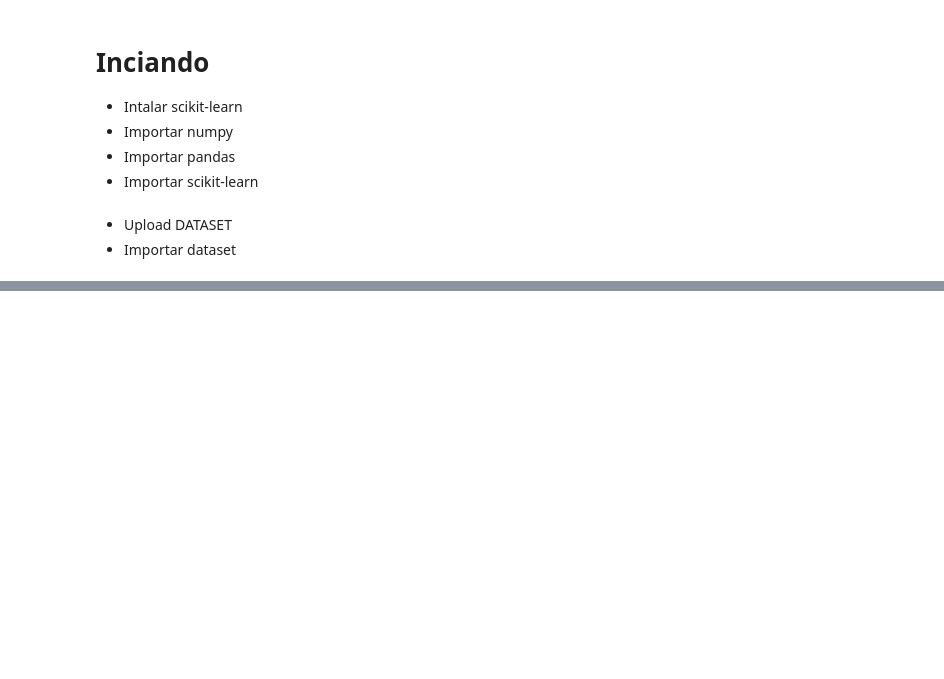
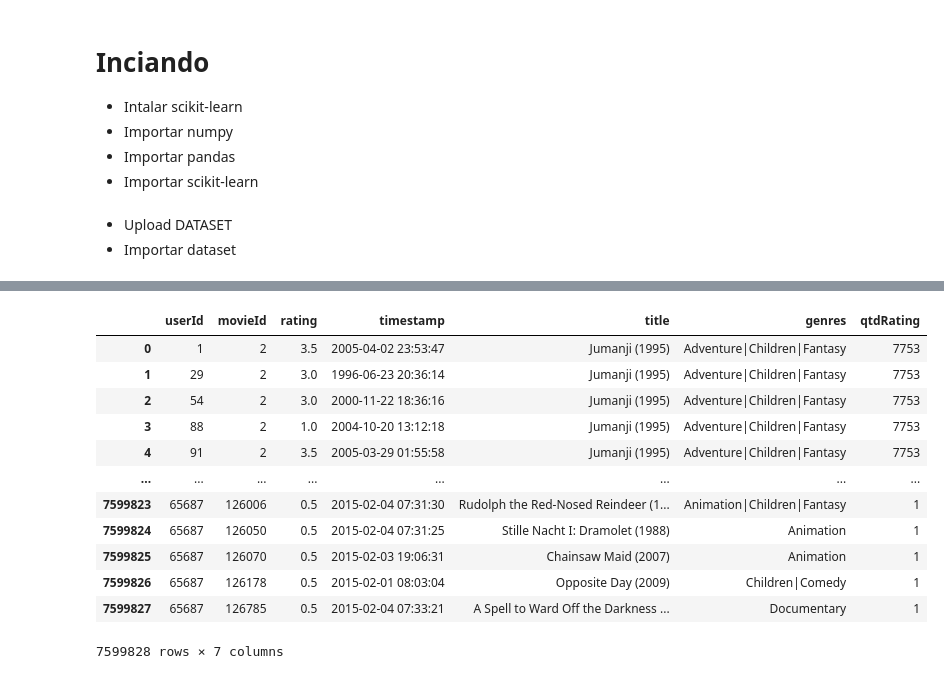
Before and after one commit to pbarros1979/SR_BARNLP, a Jupyter notebook: SR_BARNLP.ipynb, the cells around one changed output, grey strips where cells are left out. Drawn from its saved outputs; the diff is of its cells as text; code cells hidden in the pictures; blank space fills up the shorter version.

```diff
--- a/SR_BARNLP.ipynb
+++ b/SR_BARNLP.ipynb
@@ -93,0 +160,9 @@ from sklearn.neighbors import NearestNeighbors
+# %%
+# Recupera a quantidade de avaliações por filme agrupado pelo titulo e guarda a quantidade em rating
+
+quantidade_rating = ratings_filmes.groupby('title')['rating'].count()
+# %%
+# redefinir o índice após groupby(), usando a função reset_index()
+# https://www.geeksforgeeks.org/how-to-reset-index-after-groupby-pandas/
+
+quantidade_rating = quantidade_rating.reset_index(name = 'rating')
@@ -93,0 +185,4 @@ from sklearn.neighbors import NearestNeighbors
+# %%
+# Renomear coluna Rating para não confundir quantidade com avaliação
+# https://pandas.pydata.org/docs/reference/api/pandas.DataFrame.rename.html
+quantidade_rating.rename(columns = {'rating':'qtdRating'}, inplace=True)
@@ -93,0 +205,20 @@ from sklearn.neighbors import NearestNeighbors
+# %%
+# Fazer o merge do dataset ratings_filmes com o datasetr de quantidade_rating
+
+ratings_filmes_qtdRating = ratings_filmes.merge(quantidade_rating , on='title')
+# %%
+ratings_filmes_qtdRating
+# %% [output]
+|  | userId | movieId | rating | timestamp | title | genres | qtdRating |
+| 0 | 1 | 2 | 3.5 | 2005-04-02 23:53:47 | Jumanji (1995) | Adventure|Children|Fantasy | 7753 |
+| 1 | 29 | 2 | 3.0 | 1996-06-23 20:36:14 | Jumanji (1995) | Adventure|Children|Fantasy | 7753 |
+| 2 | 54 | 2 | 3.0 | 2000-11-22 18:36:16 | Jumanji (1995) | Adventure|Children|Fantasy | 7753 |
+| 3 | 88 | 2 | 1.0 | 2004-10-20 13:12:18 | Jumanji (1995) | Adventure|Children|Fantasy | 7753 |
+| 4 | 91 | 2 | 3.5 | 2005-03-29 01:55:58 | Jumanji (1995) | Adventure|Children|Fantasy | 7753 |
+| ... | ... | ... | ... | ... | ... | ... | ... |
+| 7599823 | 65687 | 126006 | 0.5 | 2015-02-04 07:31:30 | Rudolph the Red-Nosed Reindeer (1... | Animation|Children|Fantasy | 1 |
+| 7599824 | 65687 | 126050 | 0.5 | 2015-02-04 07:31:25 | Stille Nacht I: Dramolet (1988) | Animation | 1 |
+| 7599825 | 65687 | 126070 | 0.5 | 2015-02-03 19:06:31 | Chainsaw Maid (2007) | Animation | 1 |
+| 7599826 | 65687 | 126178 | 0.5 | 2015-02-01 08:03:04 | Opposite Day (2009) | Children|Comedy | 1 |
+| 7599827 | 65687 | 126785 | 0.5 | 2015-02-04 07:33:21 | A Spell to Ward Off the Darkness ... | Documentary | 1 |
+7599828 rows × 7 columns
```
Also changed, not shown: parts of 27 cells of this notebook.
